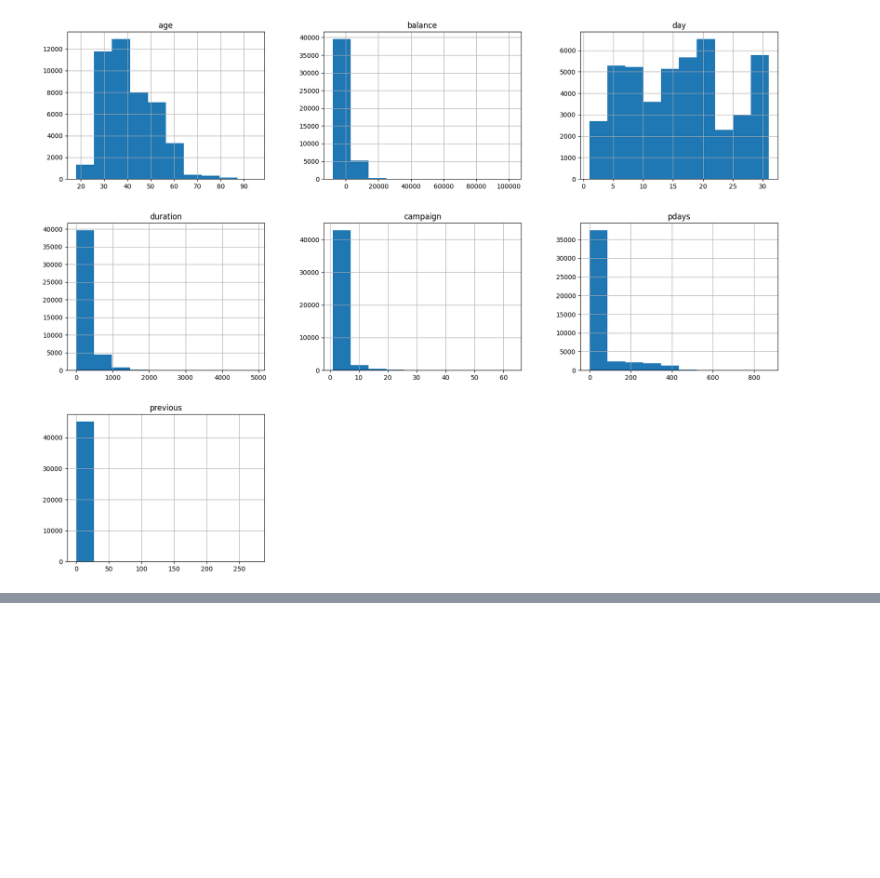
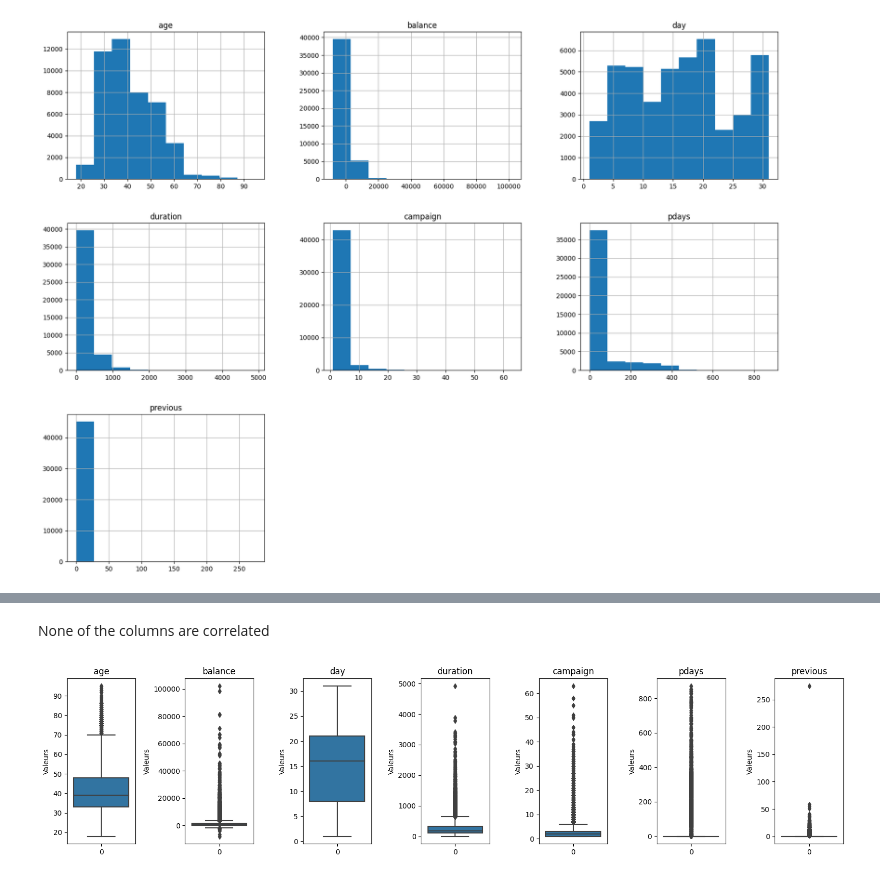
Before and after one commit to MaxenceAr/Projet_AAA, a Jupyter notebook: Projet_AAA_ARHOUL_REVEL.ipynb, the cells around one changed output, grey strips where cells are left out. Drawn from its saved outputs; the diff is of its cells as text; code cells hidden in the pictures; blank space fills up the shorter version.

```diff
--- a/Projet_AAA_ARHOUL_REVEL.ipynb
+++ b/Projet_AAA_ARHOUL_REVEL.ipynb
@@ -237,6 +246,8 @@ dec      214
 Name: month, dtype: int64
 # %% [markdown]
 # Look at numeric values
+# %%
+num_features=["age","balance","day", "duration","campaign","pdays","previous"]
 # %%
 X.describe()
 # %% [output]
@@ -256,0 +277,16 @@ plt.show()
+# %% [markdown]
+None of the columns are correlated
+# %%
+fig, axes = plt.subplots(1, 7, figsize=(16, 4))  # 1 ligne, 7 colonnes
+for i, col in enumerate(X[num_features].columns):
+    sns.boxplot(data=X[num_features][col], orient="v", ax=axes[i])
+    axes[i].set_title(col)
+    axes[i].set_ylabel('Valeurs')
+
+# Ajustez l'espacement entre les sous-graphiques
+plt.tight_layout()
+
+# Affichez les sous-graphiques
+plt.show()
+# %% [output]
+[figure, added]
```
Also changed, not shown: parts of 8 cells of this notebook.
